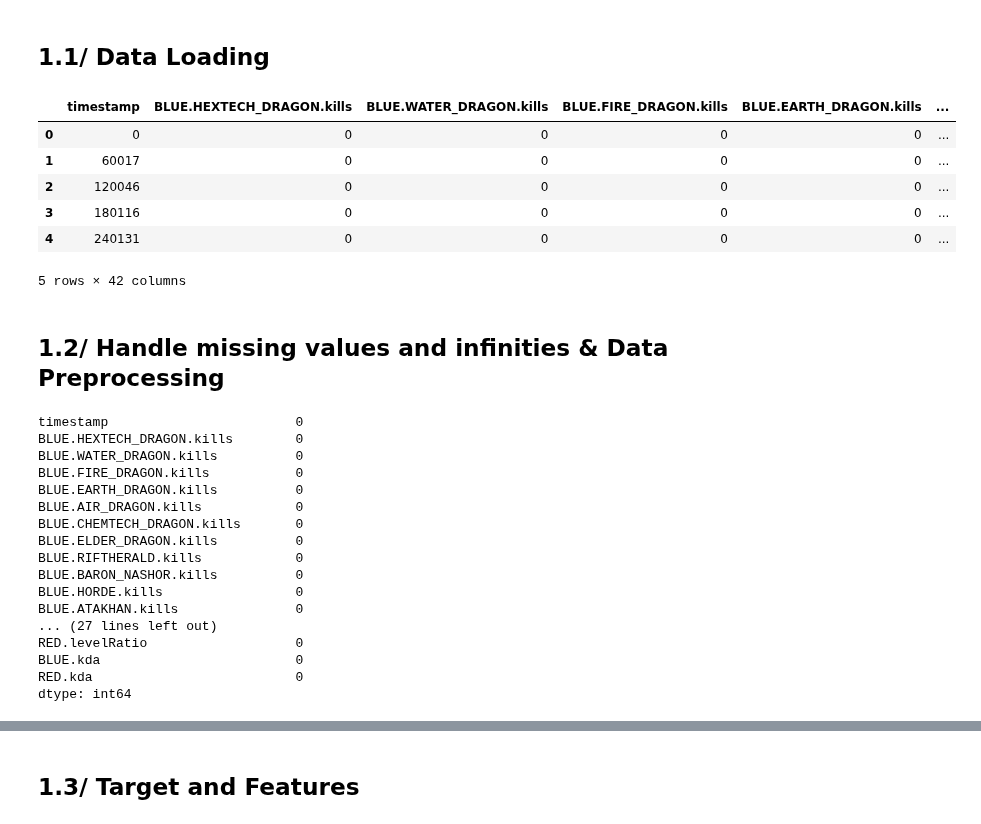
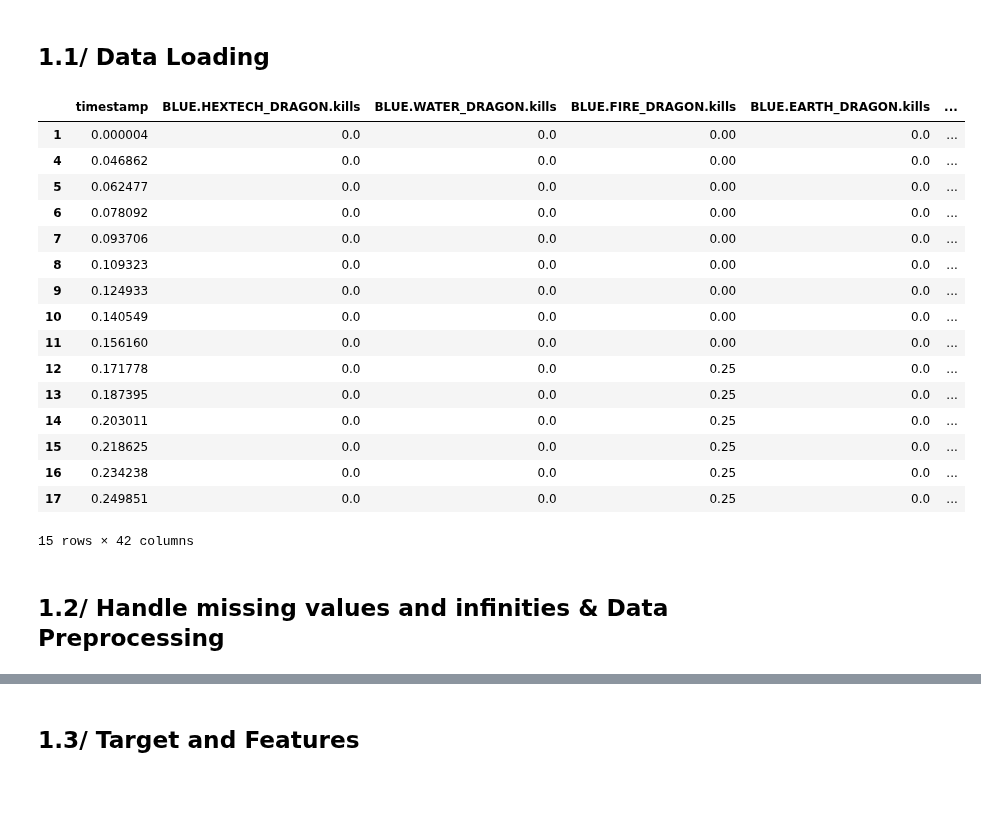
Before and after one commit to YoungSnoww/LeagueOfLegendsModelBenchmark, a Jupyter notebook: machine_learning/KNeighborsClassifier.ipynb, the cells around one changed output, grey strips where cells are left out. Cells and saved outputs as stored; diff of their text form; code cells hidden in the pictures; blank space fills up the shorter version.

```diff
--- a/machine_learning/KNeighborsClassifier.ipynb
+++ b/machine_learning/KNeighborsClassifier.ipynb
@@ -58,51 +62,44 @@ Note: you may need to restart the kernel to use updated packages.
 # %%
 """
 Dataset importation process for K-NN
 Path to the dataset is '../datasets/all_dataset.csv'
 """
 
+from sklearn.preprocessing import MinMaxScaler
+scaler = MinMaxScaler()
+
 # Import [all_dataset.csv]
 df = pd.read_csv('../datasets/all_dataset.csv')
 
-# Show the first 5 rows of the dataset
-df.head()
+df = df[df['timestamp'] != 0]
+df = df[~df.isin([np.inf, -np.inf]).any(axis=1)]
+
+df.fillna(df.median(), inplace=True)
+numeric_cols = df.select_dtypes(include=['int64', 'float64']).columns.tolist()
+numeric_cols.remove('winner')
+df[numeric_cols] = scaler.fit_transform(df[numeric_cols])
+
+df.fillna(df.median(), inplace=True)
+
+# Show the first 15 rows of the dataset
+df.head(15)
 # %% [output]
 |  | timestamp | BLUE.HEXTECH_DRAGON.kills | BLUE.WATER_DRAGON.kills | BLUE.FIRE_DRAGON.kills | BLUE.EARTH_DRAGON.kills | ... |
-| 0 | 0 | 0 | 0 | 0 | 0 | ... |
-| 1 | 60017 | 0 | 0 | 0 | 0 | ... |
-| 2 | 120046 | 0 | 0 | 0 | 0 | ... |
-| 3 | 180116 | 0 | 0 | 0 | 0 | ... |
-| 4 | 240131 | 0 | 0 | 0 | 0 | ... |
+| 1 | 0.000004 | 0.0 | 0.0 | 0.00 | 0.0 | ... |
+| 4 | 0.046862 | 0.0 | 0.0 | 0.00 | 0.0 | ... |
+| 5 | 0.062477 | 0.0 | 0.0 | 0.00 | 0.0 | ... |
+| 6 | 0.078092 | 0.0 | 0.0 | 0.00 | 0.0 | ... |
+| 7 | 0.093706 | 0.0 | 0.0 | 0.00 | 0.0 | ... |
+| 8 | 0.109323 | 0.0 | 0.0 | 0.00 | 0.0 | ... |
+| 9 | 0.124933 | 0.0 | 0.0 | 0.00 | 0.0 | ... |
+| 10 | 0.140549 | 0.0 | 0.0 | 0.00 | 0.0 | ... |
+| 11 | 0.156160 | 0.0 | 0.0 | 0.00 | 0.0 | ... |
+| 12 | 0.171778 | 0.0 | 0.0 | 0.25 | 0.0 | ... |
+| 13 | 0.187395 | 0.0 | 0.0 | 0.25 | 0.0 | ... |
+| 14 | 0.203011 | 0.0 | 0.0 | 0.25 | 0.0 | ... |
+| 15 | 0.218625 | 0.0 | 0.0 | 0.25 | 0.0 | ... |
+| 16 | 0.234238 | 0.0 | 0.0 | 0.25 | 0.0 | ... |
+| 17 | 0.249851 | 0.0 | 0.0 | 0.25 | 0.0 | ... |
-5 rows × 42 columns
+15 rows × 42 columns
 # %% [markdown]
 ## 1.2/ Handle missing values and infinities & Data Preprocessing
-# %%
-"""
-Handling missing values by setting them to 0
-"""
-
-# Replace missing values with NaN
-df.replace([np.inf, -np.inf], np.nan, inplace=True)
-# Replace NaN with 0
-df.fillna(0, inplace=True)
-
-# Verify that missing values have been fixed
-df.isnull().sum()
-# %% [output]
-timestamp                        0
-BLUE.HEXTECH_DRAGON.kills        0
-BLUE.WATER_DRAGON.kills          0
-BLUE.FIRE_DRAGON.kills           0
-BLUE.EARTH_DRAGON.kills          0
-BLUE.AIR_DRAGON.kills            0
-BLUE.CHEMTECH_DRAGON.kills       0
-BLUE.ELDER_DRAGON.kills          0
-BLUE.RIFTHERALD.kills            0
-BLUE.BARON_NASHOR.kills          0
-BLUE.HORDE.kills                 0
-BLUE.ATAKHAN.kills               0
-... (27 lines left out)
-RED.levelRatio                   0
-BLUE.kda                         0
-RED.kda                          0
-dtype: int64
```
Also changed, not shown: parts of 11 cells of this notebook.
